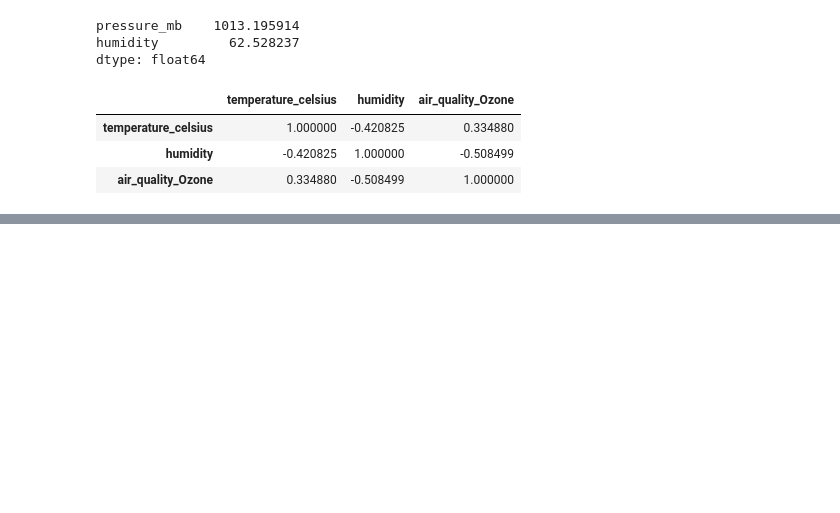
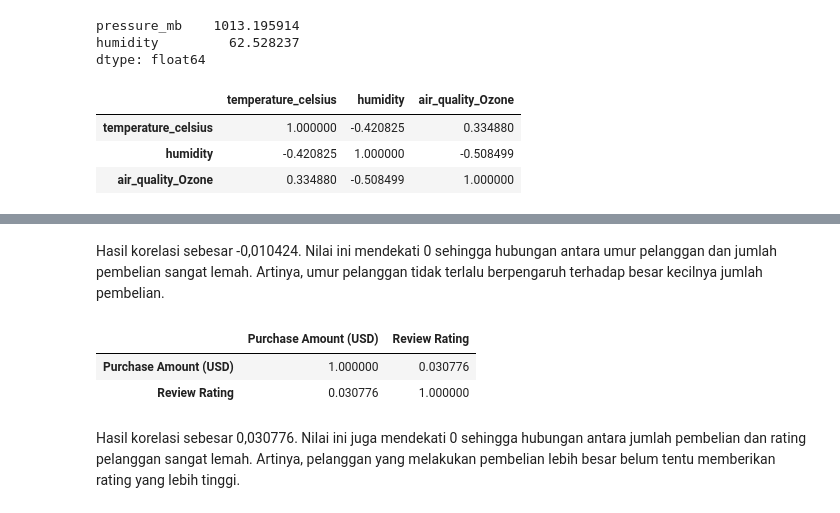
Before and after one commit to SaraRajagukguk/CERTAN, a Jupyter notebook: 42324049_Sara Tesalonika Rajagukguk_W01S02.ipynb, the cells around one changed output, grey strips where cells are left out. Cells and saved outputs as stored; diff of their text form; code cells hidden in the pictures; blank space fills up the shorter version.

```diff
--- a/42324049_Sara Tesalonika Rajagukguk_W01S02.ipynb
+++ b/42324049_Sara Tesalonika Rajagukguk_W01S02.ipynb
@@ -84,0 +148,11 @@ df_noid[["temperature_celsius", "humidity", "air_quality_Ozone"]].corr()
+# %% [markdown]
+Hasil korelasi sebesar -0,010424. Nilai ini mendekati 0 sehingga hubungan antara umur pelanggan dan jumlah pembelian sangat lemah. Artinya, umur pelanggan tidak terlalu berpengaruh terhadap besar kecilnya jumlah pembelian.
+# %%
+# Purchase Amount (USD) vs Review Rating
+df[['Purchase Amount (USD)', 'Review Rating']].corr()
+# %% [output]
+|  | Purchase Amount (USD) | Review Rating |
+| Purchase Amount (USD) | 1.000000 | 0.030776 |
+| Review Rating | 0.030776 | 1.000000 |
+# %% [markdown]
+Hasil korelasi sebesar 0,030776. Nilai ini juga mendekati 0 sehingga hubungan antara jumlah pembelian dan rating pelanggan sangat lemah. Artinya, pelanggan yang melakukan pembelian lebih besar belum tentu memberikan rating yang lebih tinggi.
```
Also changed, not shown: parts of 7 cells of this notebook, 2 other files.
